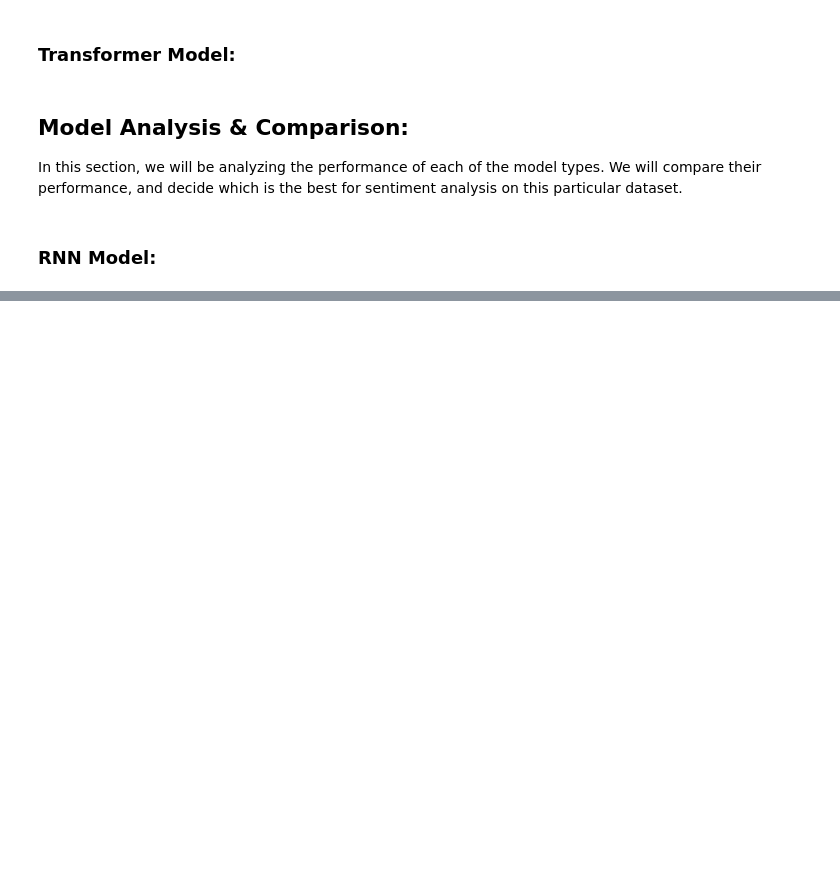
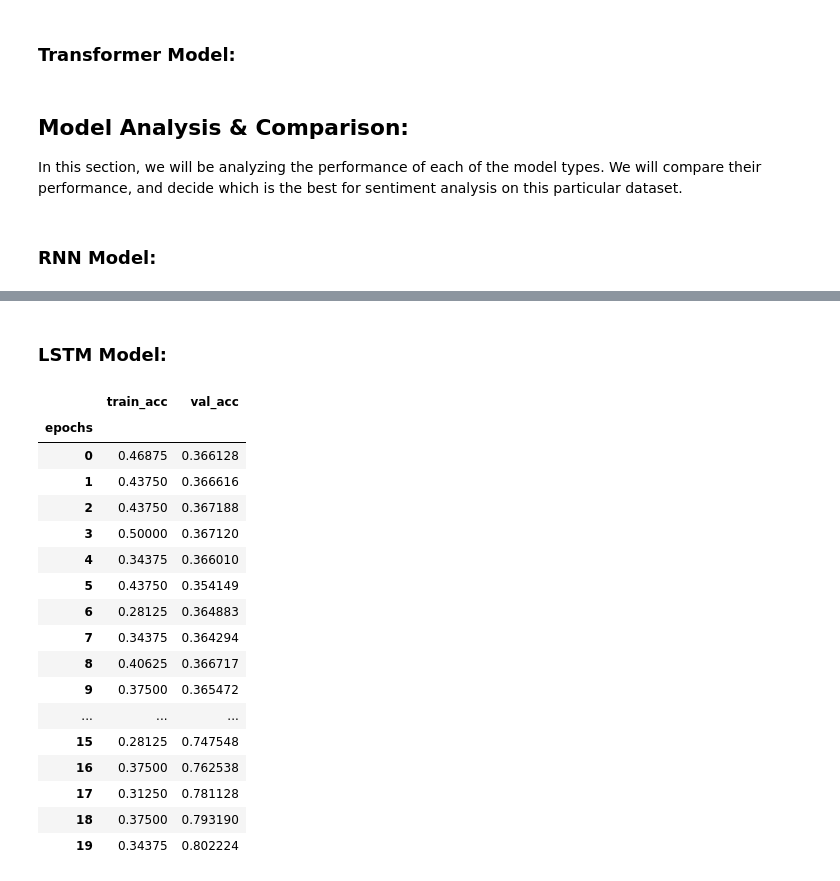
Before and after one commit to ScholarChrispy/ML-Final-Project, a Jupyter notebook: Project.ipynb, the cells around one changed output, grey strips where cells are left out. Saved outputs shown, nothing was run; the diff lists cells and outputs as text; code cells hidden in the pictures; blank space fills up the shorter version.

```diff
--- a/Project.ipynb
+++ b/Project.ipynb
@@ -609,0 +685,31 @@ acc.plot.line();
+# %% [markdown]
+### **LSTM Model:**
+# %%
+metrics = pd.read_csv('./lightning_logs/LSTM/version_1/metrics.csv')
+val_acc = metrics['validation accuracy'].dropna().reset_index(drop=True).to_frame()
+val_acc.index.name = 'epochs'
+val_acc.columns = ['val_acc']
+train_acc = metrics['training accuracy'].dropna().reset_index(drop=True).to_frame()
+train_acc.index.name = 'epochs'
+train_acc.columns = ['train_acc']
+acc = train_acc.merge(val_acc, left_index=True, right_index=True)
+acc
+# %% [output]
+|  | train_acc | val_acc |
+| epochs |  |  |
+| 0 | 0.46875 | 0.366128 |
+| 1 | 0.43750 | 0.366616 |
+| 2 | 0.43750 | 0.367188 |
+| 3 | 0.50000 | 0.367120 |
+| 4 | 0.34375 | 0.366010 |
+| 5 | 0.43750 | 0.354149 |
+| 6 | 0.28125 | 0.364883 |
+| 7 | 0.34375 | 0.364294 |
+| 8 | 0.40625 | 0.366717 |
+| 9 | 0.37500 | 0.365472 |
+| ... | ... | ... |
+| 15 | 0.28125 | 0.747548 |
+| 16 | 0.37500 | 0.762538 |
+| 17 | 0.31250 | 0.781128 |
+| 18 | 0.37500 | 0.793190 |
+| 19 | 0.34375 | 0.802224 |
```
Also changed, not shown: parts of 12 cells of this notebook.
